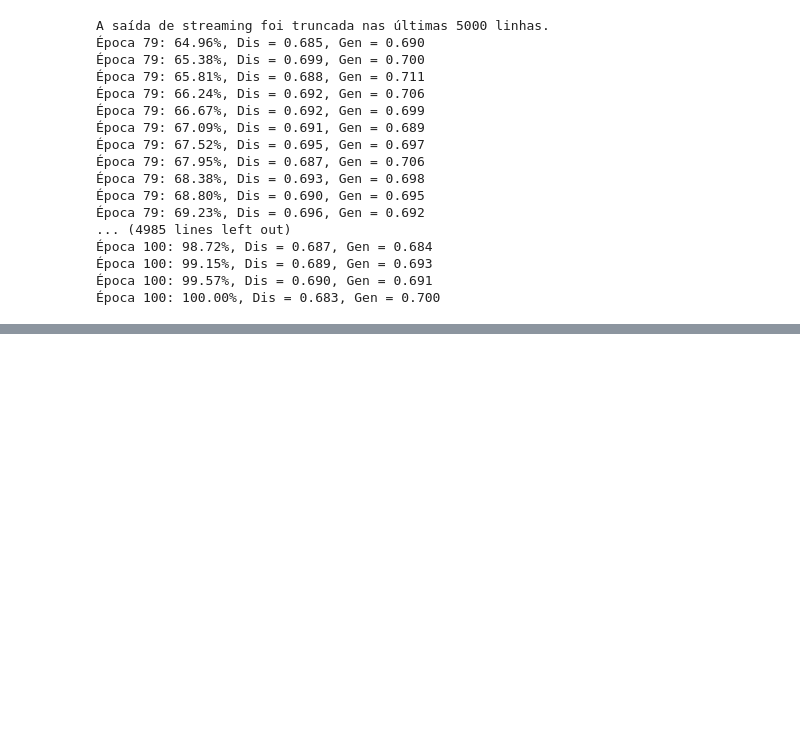
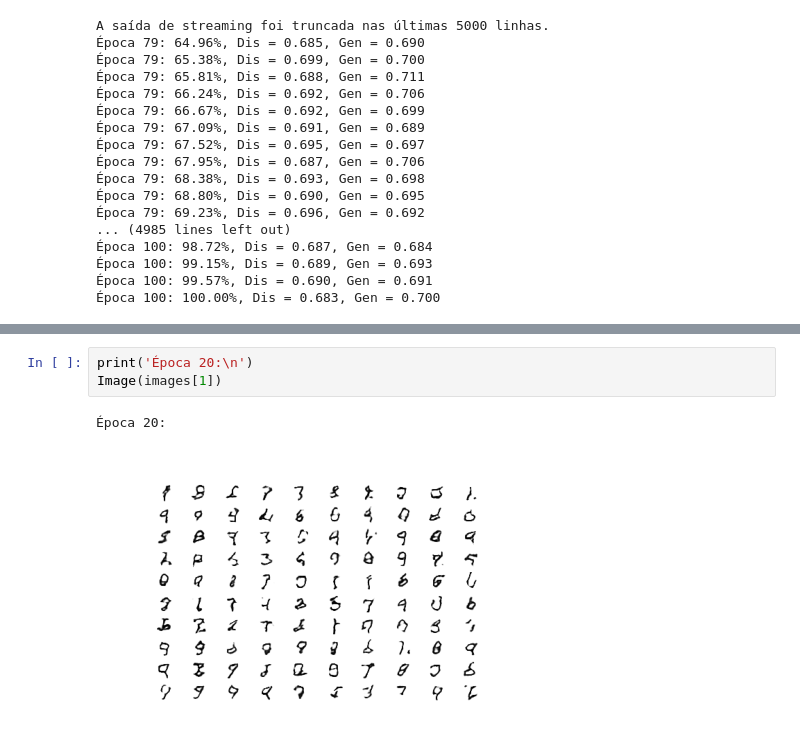
Before and after one commit to CeHaga/mnist-gan, a Jupyter notebook: Mnist_Gan.ipynb, the cells around one changed output, grey strips where cells are left out. Saved outputs shown, nothing was run; the diff lists cells and outputs as text; blank space fills up the shorter version.

```diff
--- a/Mnist_Gan.ipynb
+++ b/Mnist_Gan.ipynb
@@ -352,0 +365,6 @@ A saída de streaming foi truncada nas últimas 5000 linhas.
+# %%
+print('Época 20:\n')
+Image(images[1])
+# %% [output]
+Época 20:
+[figure, added]
```
Also changed, not shown: parts of 11 cells of this notebook.
